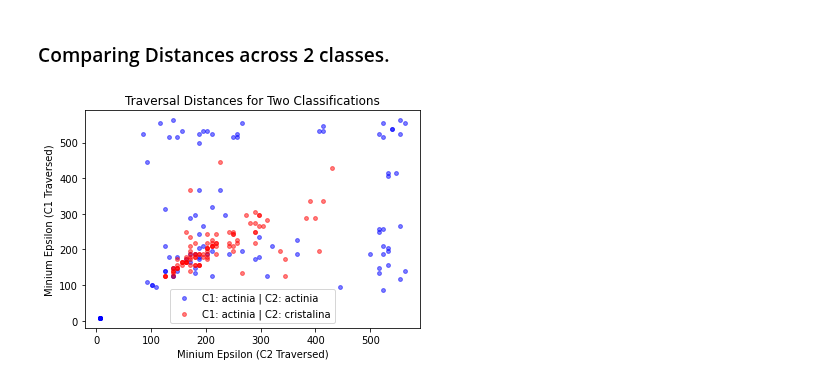
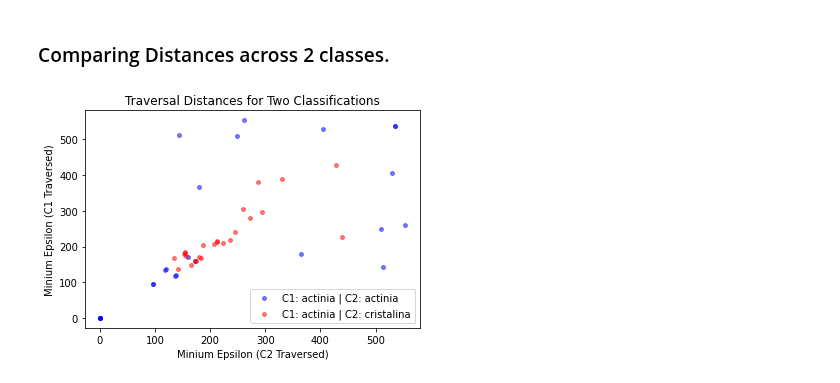
Before and after one commit to compgeomTU/will_rodman_thesis, a Jupyter notebook: leaf_data/maracuya.ipynb, the cells around one changed output. Drawn from its saved outputs; the diff is of its cells as text; code cells hidden in the pictures.

```diff
--- a/leaf_data/maracuya.ipynb
+++ b/leaf_data/maracuya.ipynb
@@ -206,20 +172,15 @@ max index: 11 max value: 593.75
 # %% [markdown]
 ### Comparing Distances across 2 classes.
 # %%
-def cross_search(graph):
-    epsilon_1 = BinarySearch(graph, sample_actinia, left=0, right=1000, precision=10).search()
-    epsilon_2 = BinarySearch(sample_actinia, graph, left=0, right=1000, precision=10).search()
-    return (epsilon_1, epsilon_2)
-
-def dataframe_to_graphs(df, n=None):
+def rows_to_graphs(df, n=None):
     graphs = list()
     if n: df = df.head(n)
     for index, row in df.iterrows():
-        graph = observation_to_graph(row)
+        graph = row_to_graph(row)
         graphs.append(graph)
     return graphs
 
-def matrix_search(graphs_n, graphs_m, left=0, right=1000, precision=10):
+def distance_matrix(graphs_n, graphs_m, left=0, right=1000, precision=10):
     epsilons = list()
     for graph_m in graphs_m:
         epsilons.append(list())
@@ -246,7 +207,7 @@ def scatter_plot(xy_1, xy_2, class_1, class_2):
     plt.show()
 # %%
 class_1_df = df[df['species'] == 'actinia']
-class_1_graphs = dataframe_to_graphs(class_1_df, n=10)
+class_1_graphs = rows_to_graphs(class_1_df, n=5)
 
 class_2_df = df[df['species'] == 'cristalina']
-class_2_graphs = dataframe_to_graphs(class_2_df, n=10)
+class_2_graphs = rows_to_graphs(class_2_df, n=5)
@@ -256,6 +214,12 @@ class_1_by_2_epsilons = matrix_search(class_1_graphs, class_2_graphs)
-# %%
-class_1_by_1_epsilons_flat = list(chain.from_iterable(class_1_by_1_epsilons))
-class_1_by_2_epsilons_flat = list(chain.from_iterable(class_1_by_2_epsilons))
-scatter_plot(class_1_by_1_epsilons_flat, class_1_by_2_epsilons_flat, 'actinia', 'cristalina')
-# %% [output]
-[figure, removed]
+# %%
+class_1_1_matrix = DistanceMatrix(class_1_graphs, class_1_graphs)
+class_1_2_matrix = DistanceMatrix(class_1_graphs, class_2_graphs)
+
+class_1_1_matrix.compute()
+class_1_2_matrix.compute()
+# %%
+class_1_1_list = class_1_1_matrix.to_list()
+class_1_2_list = class_1_2_matrix.to_list()
+scatter_plot(class_1_1_list, class_1_2_list, 'actinia', 'cristalina')
+# %% [output]
+[figure, added]
```
Also changed, not shown: parts of 8 cells of this notebook, 8 other files.
